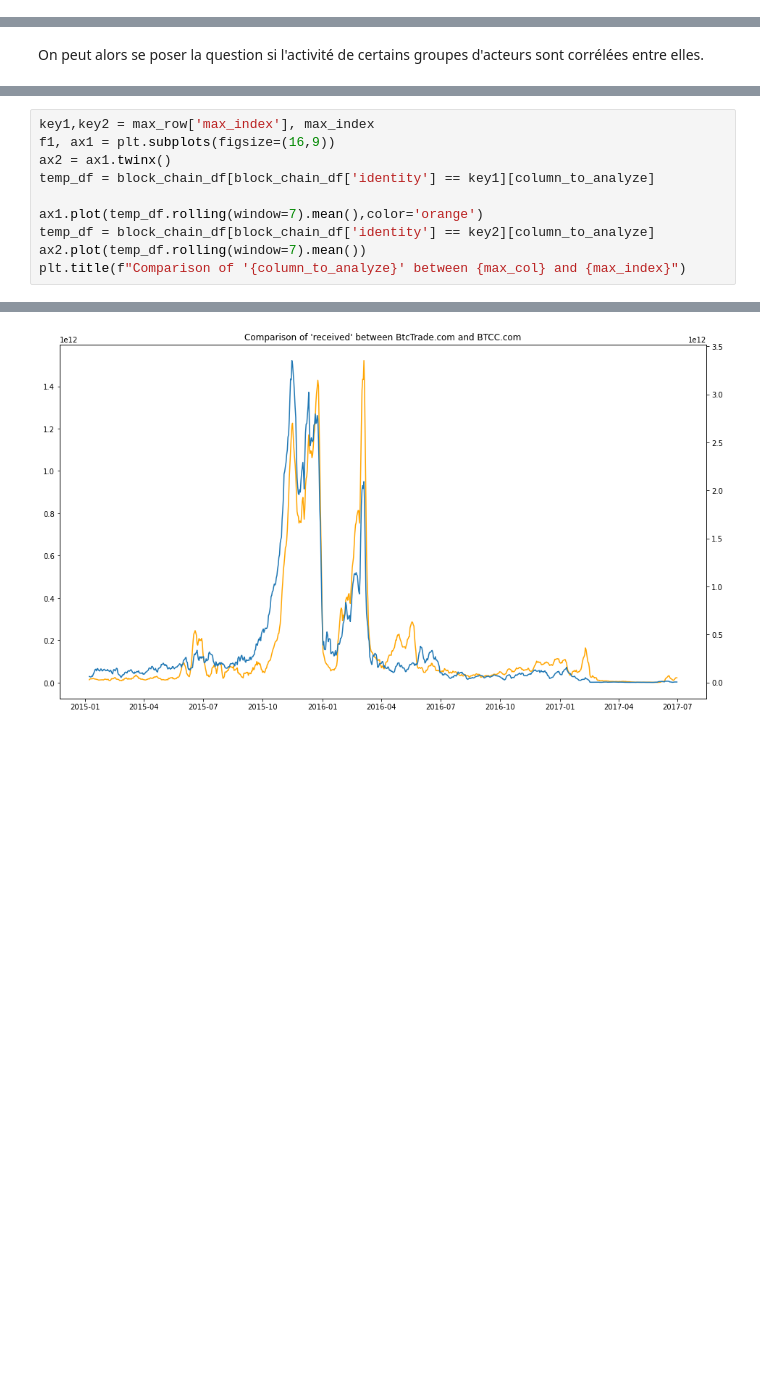
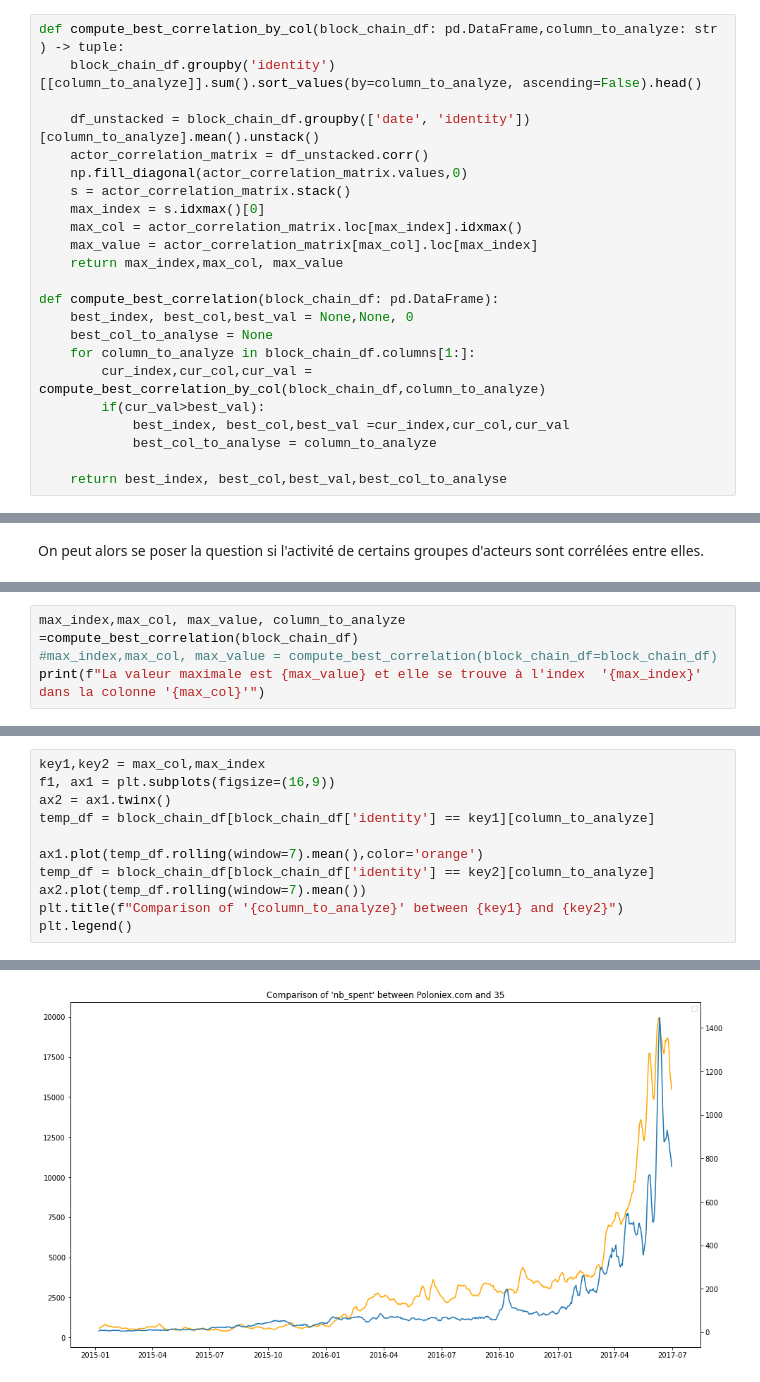
Before and after one commit to Bast-94/DefiEGC2024-RM-BH, a Jupyter notebook: notebook.ipynb, the cells around one changed output, grey strips where cells are left out. Saved outputs shown, nothing was run; the diff lists cells and outputs as text; blank space fills up the shorter version.

```diff
--- a/notebook.ipynb
+++ b/notebook.ipynb
@@ -102,3 +87,26 @@ max_index_df.rolling(window=window).mean().plot()
+# %%
+def compute_best_correlation_by_col(block_chain_df: pd.DataFrame,column_to_analyze: str ) -> tuple:
+    block_chain_df.groupby('identity')[[column_to_analyze]].sum().sort_values(by=column_to_analyze, ascending=False).head()
+
+    df_unstacked = block_chain_df.groupby(['date', 'identity'])[column_to_analyze].mean().unstack()
+    actor_correlation_matrix = df_unstacked.corr()
+    np.fill_diagonal(actor_correlation_matrix.values,0)
+    s = actor_correlation_matrix.stack()
+    max_index = s.idxmax()[0]
+    max_col = actor_correlation_matrix.loc[max_index].idxmax()
+    max_value = actor_correlation_matrix[max_col].loc[max_index]
+    return max_index,max_col, max_value
+
+def compute_best_correlation(block_chain_df: pd.DataFrame):
+    best_index, best_col,best_val = None,None, 0
+    best_col_to_analyse = None
+    for column_to_analyze in block_chain_df.columns[1:]:
+        cur_index,cur_col,cur_val = compute_best_correlation_by_col(block_chain_df,column_to_analyze)
+        if(cur_val>best_val):
+            best_index, best_col,best_val =cur_index,cur_col,cur_val
+            best_col_to_analyse = column_to_analyze
+
+    return best_index, best_col,best_val,best_col_to_analyse
 # %% [markdown]
 On remarque une augmentation du nombre de transactions vers avril 2016 ainsi qu'une baisse vers juillet dans les deux courbes. On notera que le nombre de transaction n'est pas du même ordre de grandeur.
 # %% [markdown]
@@ -117,0 +114,4 @@ max_index =  max_values['max_value'].idxmax()
+# %%
+max_index,max_col, max_value, column_to_analyze =compute_best_correlation(block_chain_df)
+#max_index,max_col, max_value = compute_best_correlation(block_chain_df=block_chain_df)
+print(f"La valeur maximale est {max_value} et elle se trouve à l'index  '{max_index}' dans la colonne '{max_col}'")
@@ -118,5 +120,5 @@ max_index =  max_values['max_value'].idxmax()
 # %%
-key1,key2 = max_row['max_index'], max_index
+key1,key2 = max_col,max_index
 f1, ax1 = plt.subplots(figsize=(16,9))
 ax2 = ax1.twinx()
 temp_df = block_chain_df[block_chain_df['identity'] == key1][column_to_analyze]
@@ -124,5 +126,6 @@ temp_df = block_chain_df[block_chain_df['identity'] == key1][column_to_analyze]
 ax1.plot(temp_df.rolling(window=7).mean(),color='orange')
 temp_df = block_chain_df[block_chain_df['identity'] == key2][column_to_analyze]
 ax2.plot(temp_df.rolling(window=7).mean())
-plt.title(f"Comparison of '{column_to_analyze}' between {max_col} and {max_index}")
+plt.title(f"Comparison of '{column_to_analyze}' between {key1} and {key2}")
+plt.legend()
 # %% [output]
@@ -130 +134 @@ Text(0.5, 1.0, "Comparison of 'received' between BtcTrade.com and BTCC.com")
-[figure, old version]
+[figure, new version]
```
Also changed, not shown: parts of 7 cells of this notebook, 3 other files.
